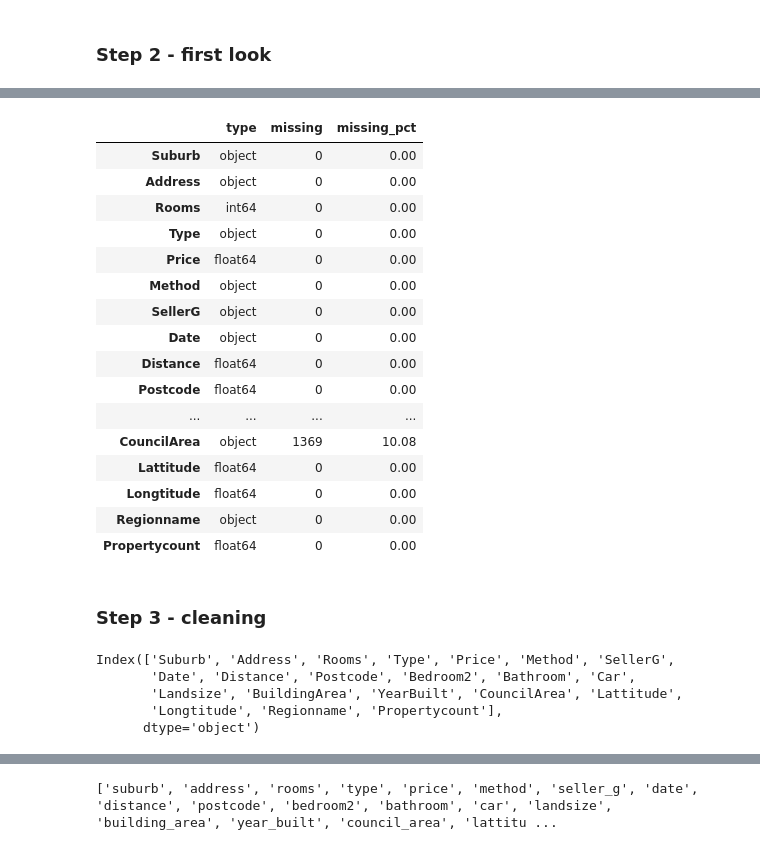
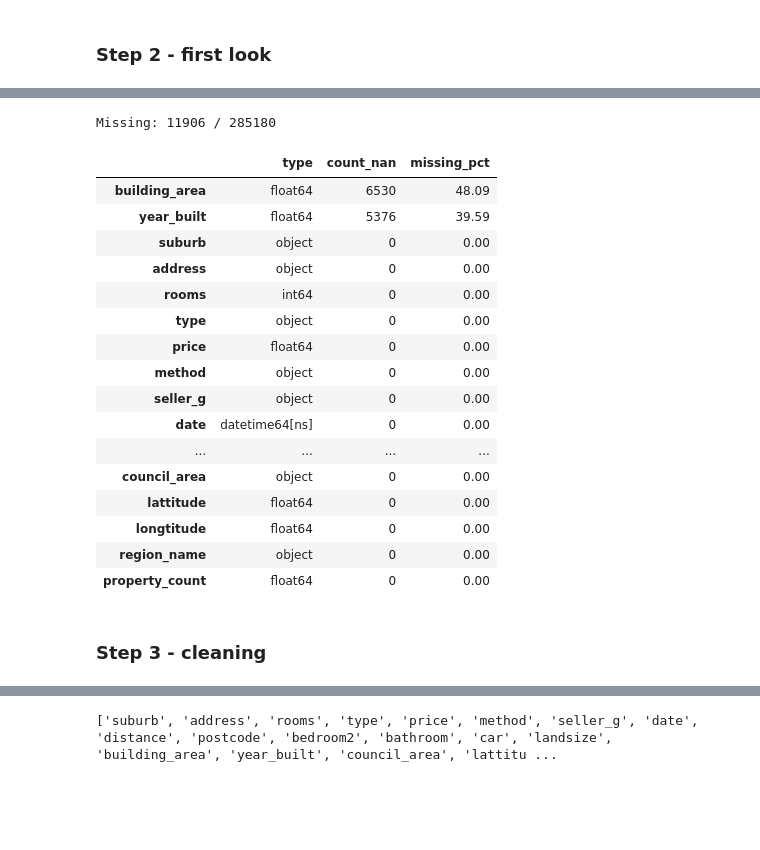
Before and after one commit to zzzer0-wav/Melbourne_Housing, a Jupyter notebook: notebooks/melbourne_housing.ipynb, the cells around one changed output, grey strips where cells are left out. Drawn from its saved outputs; the diff is of its cells as text; code cells hidden in the pictures; blank space fills up the shorter version.

```diff
--- a/notebooks/melbourne_housing.ipynb
+++ b/notebooks/melbourne_housing.ipynb
@@ -14,6 +14,7 @@ FILE_OUT = 'clean_melb_data'
 df_origin = pd.read_csv(FILE_IN)
 df = df_origin.copy()
 # %%
+pd.set_option('display.max_columns', None)
 if 'Unnamed: 0' in df.columns:
     df = df.drop(columns='Unnamed: 0')
 # %% [markdown]
@@ -68,40 +65,34 @@ round(df.describe(), 2)
 # %%
-# MISSING VALUES
+# Missing values table
+print(f'Missing: {df.isna().sum().sum()} / {df.size}')
 
 missing = df.isna().sum()
 missing_pct = round(df.isna().mean() * 100, 2)
 missing_table = pd.DataFrame({
     'type': df.dtypes.astype(str),
-    'missing':missing,
+    'count_nan':missing,
     'missing_pct':missing_pct
 })
 
-missing_table
+missing_table.sort_values(['missing_pct', 'count_nan'], ascending=False)
 # %% [output]
+Missing: 11906 / 285180
-|  | type | missing | missing_pct |
-| Suburb | object | 0 | 0.00 |
-| Address | object | 0 | 0.00 |
-| Rooms | int64 | 0 | 0.00 |
-| Type | object | 0 | 0.00 |
-| Price | float64 | 0 | 0.00 |
-| Method | object | 0 | 0.00 |
-| SellerG | object | 0 | 0.00 |
-| Date | object | 0 | 0.00 |
-| Distance | float64 | 0 | 0.00 |
-| Postcode | float64 | 0 | 0.00 |
+|  | type | count_nan | missing_pct |
+| building_area | float64 | 6530 | 48.09 |
+| year_built | float64 | 5376 | 39.59 |
+| suburb | object | 0 | 0.00 |
+| address | object | 0 | 0.00 |
+| rooms | int64 | 0 | 0.00 |
+| type | object | 0 | 0.00 |
+| price | float64 | 0 | 0.00 |
+| method | object | 0 | 0.00 |
+| seller_g | object | 0 | 0.00 |
+| date | datetime64[ns] | 0 | 0.00 |
 | ... | ... | ... | ... |
-| CouncilArea | object | 1369 | 10.08 |
-| Lattitude | float64 | 0 | 0.00 |
-| Longtitude | float64 | 0 | 0.00 |
-| Regionname | object | 0 | 0.00 |
-| Propertycount | float64 | 0 | 0.00 |
+| council_area | object | 0 | 0.00 |
+| lattitude | float64 | 0 | 0.00 |
+| longtitude | float64 | 0 | 0.00 |
+| region_name | object | 0 | 0.00 |
+| property_count | float64 | 0 | 0.00 |
 # %% [markdown]
 ### Step 3 - cleaning
-# %%
-df.columns
-# %% [output]
-Index(['Suburb', 'Address', 'Rooms', 'Type', 'Price', 'Method', 'SellerG',
-       'Date', 'Distance', 'Postcode', 'Bedroom2', 'Bathroom', 'Car',
-       'Landsize', 'BuildingArea', 'YearBuilt', 'CouncilArea', 'Lattitude',
-       'Longtitude', 'Regionname', 'Propertycount'],
-      dtype='object')
```
Also changed, not shown: parts of 34 cells of this notebook.
